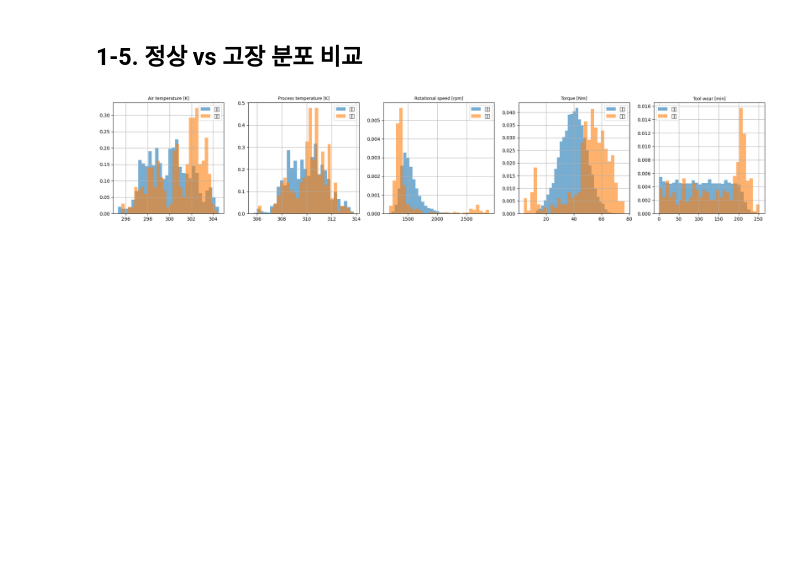
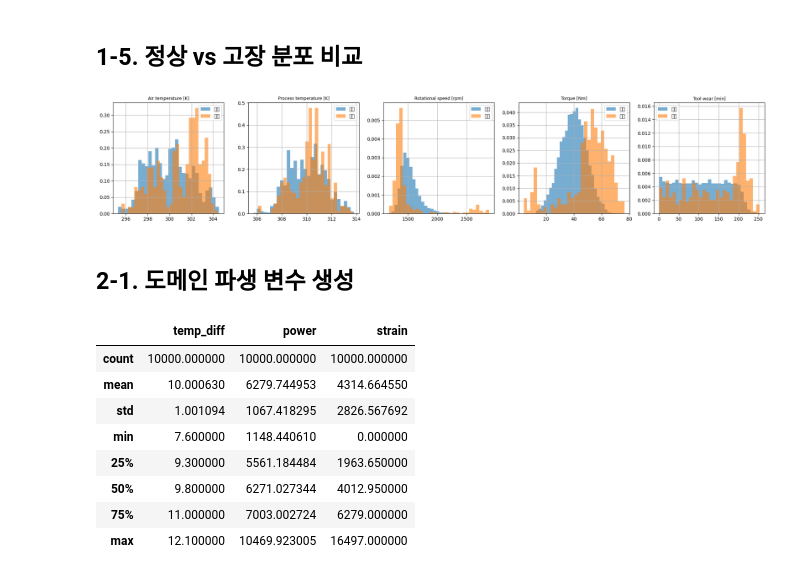
Before and after one commit to namelesspark/posco-pdm-academy, a Jupyter notebook: Sandbox/machine_learning.ipynb, the cells around one changed output. Cells and saved outputs as stored; diff of their text form; code cells hidden in the pictures; blank space fills up the shorter version.

```diff
--- a/Sandbox/machine_learning.ipynb
+++ b/Sandbox/machine_learning.ipynb
@@ -131,3 +131,22 @@ plt.tight_layout()
 plt.show()
 # %% [output]
 [figure]
+# %% [markdown]
+## 2-1. 도메인 파생 변수 생성
+# %%
+# 고장 조건이 물리식이라, 그 식을 변수로 만들어준다
+df['temp_diff'] = df['Process temperature [K]'] - df['Air temperature [K]']        # HDF 관련
+df['power']     = df['Torque [Nm]'] * df['Rotational speed [rpm]'] * 2*np.pi/60    # PWF 관련 (W)
+df['strain']    = df['Tool wear [min]'] * df['Torque [Nm]']                        # OSF 관련
+
+df[['temp_diff','power','strain']].describe()
+# %% [output]
+|  | temp_diff | power | strain |
+| count | 10000.000000 | 10000.000000 | 10000.000000 |
+| mean | 10.000630 | 6279.744953 | 4314.664550 |
+| std | 1.001094 | 1067.418295 | 2826.567692 |
+| min | 7.600000 | 1148.440610 | 0.000000 |
+| 25% | 9.300000 | 5561.184484 | 1963.650000 |
+| 50% | 9.800000 | 6271.027344 | 4012.950000 |
+| 75% | 11.000000 | 7003.002724 | 6279.000000 |
+| max | 12.100000 | 10469.923005 | 16497.000000 |
```
Also changed, not shown: parts of 2 cells of this notebook.
